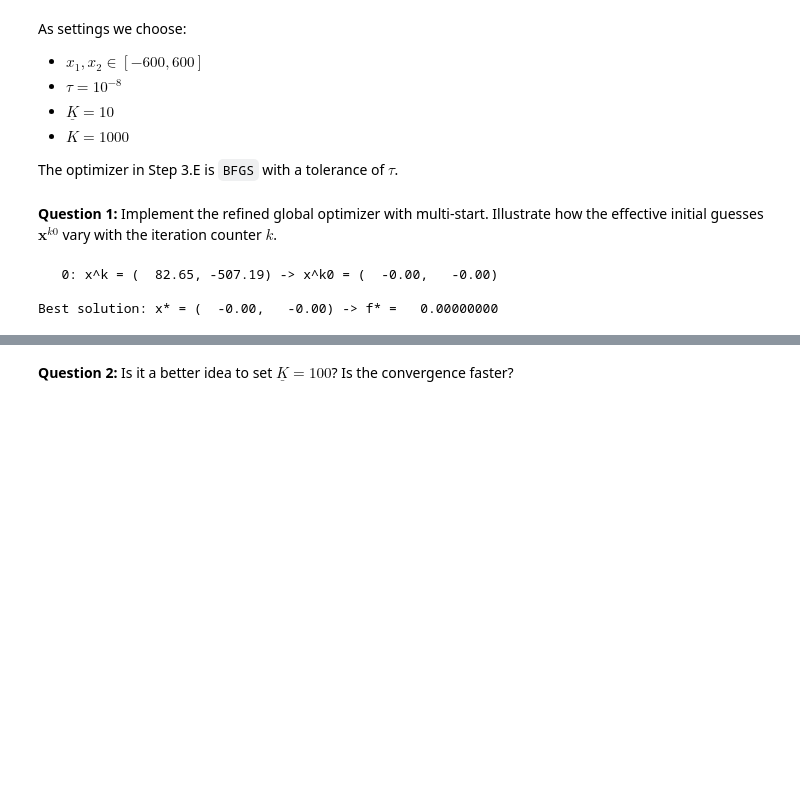
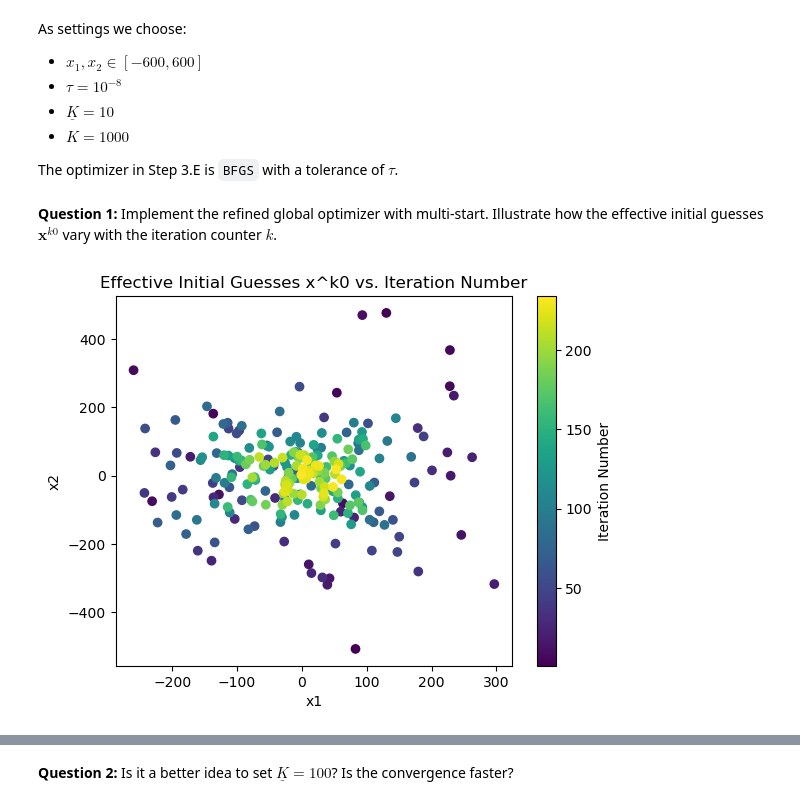
Before and after one commit to NumEconCopenhagen/projects-2023-n-m, a Jupyter notebook: exam/Mathilde-Exam-2023-notebook copy.ipynb, the cells around one changed output, grey strips where cells are left out. Cells and saved outputs as stored; diff of their text form; code cells hidden in the pictures; blank space fills up the shorter version.

```diff
--- a/exam/Mathilde-Exam-2023-notebook copy.ipynb
+++ b/exam/Mathilde-Exam-2023-notebook copy.ipynb
@@ -651,49 +651,63 @@ The optimizer in Step 3.E is `BFGS` with a tolerance of $\tau$.
 **Question 1:** Implement the refined global optimizer with multi-start. Illustrate how the effective initial guesses $\mathbf{x}^{k0}$ vary with the iteration counter $k$.
 # %%
 import numpy as np
+import matplotlib.pyplot as plt
 from scipy import optimize
 
 def griewank(x):
     return griewank_(x[0], x[1])
 
 def griewank_(x1, x2):
     A = x1**2 / 4000 + x2**2 / 4000
     B = np.cos(x1 / np.sqrt(1)) * np.cos(x2 / np.sqrt(2))
     return A - B + 1
 
 np.random.seed(1986)
-bounds = [-600, 600]  # Bounds for x1 and x2
+bounds = [-600, 600]
 tau = 1e-8
 warm_up_iterations = 10
 max_iterations = 1000
 
 x_opt = np.nan
 f_opt = np.inf
 
+x_k0_values = []  # List to store x^k0 values
+iteration_numbers = []  # List to store iteration numbers
+
 for k in range(max_iterations):
-    x_k = np.random.uniform(bounds[0], bounds[1], size=2)  # Step 3.A: Draw random x^k
+    x_k = np.random.uniform(bounds[0], bounds[1], size=2)
 
     if k >= warm_up_iterations:
-        chi_k = 0.50 * 2 / (1 + np.exp((k - warm_up_iterations) / 100))  # Step 3.C: Calculate chi^k
-        x_k0 = chi_k * x_k + (1 - chi_k) * x_opt  # Step 3.D: Calculate x^k0
+        chi_k = 0.50 * 2 / (1 + np.exp((k - warm_up_iterations) / 100))
+        x_k0 = chi_k * x_k + (1 - chi_k) * x_opt
     else:
-        x_k0 = x_k_opt
+        x_k0 = x_k
 
-    result = optimize.minimize(griewank, x_k0, method='BFGS', tol=tolerance)  # Step 3.E: Run optimizer
+    result = optimize.minimize(griewank, x_k0, method='BFGS', tol=tau)
     x_k_opt = result.x
     f_k_opt = result.fun
 
     if k == 0 or f_k_opt < f_opt:
-        x_opt = x_k_opt  # Step 3.F: Update x^*
+        x_opt = x_k_opt
         f_opt = f_k_opt
 
-    print(f'{k:4d}: x^k = ({x_k[0]:7.2f}, {x_k[1]:7.2f}) -> x^k0 = ({x_k0[0]:7.2f}, {x_k0[1]:7.2f})')
+    x_k0_values.append(x_k0)
+    iteration_numbers.append(k+1)
 
-    if f_opt < tau:  # Step 3.G: Check termination condition
+    if f_opt < tau:
         break
 
-print(f'\nBest solution: x* = ({x_opt[0]:7.2f}, {x_opt[1]:7.2f}) -> f* = {f_opt:12.8f}')
+# Convert the lists to NumPy arrays for easier manipulation
+x_k0_values = np.array(x_k0_values)
+iteration_numbers = np.array(iteration_numbers)
+
+# Create the interactive graph
+fig, ax = plt.subplots()
+plt.scatter(x_k0_values[:, 0], x_k0_values[:, 1], c=iteration_numbers, cmap='viridis')
+plt.colorbar(label='Iteration Number')
+plt.xlabel('x1')
+plt.ylabel('x2')
+plt.title('Effective Initial Guesses x^k0 vs. Iteration Number')
+plt.show()
 # %% [output]
-   0: x^k = (  82.65, -507.19) -> x^k0 = (  -0.00,   -0.00)
-
-Best solution: x* = (  -0.00,   -0.00) -> f* =   0.00000000
+[figure, added]
```
Also changed, not shown: parts of 3 cells of this notebook.
